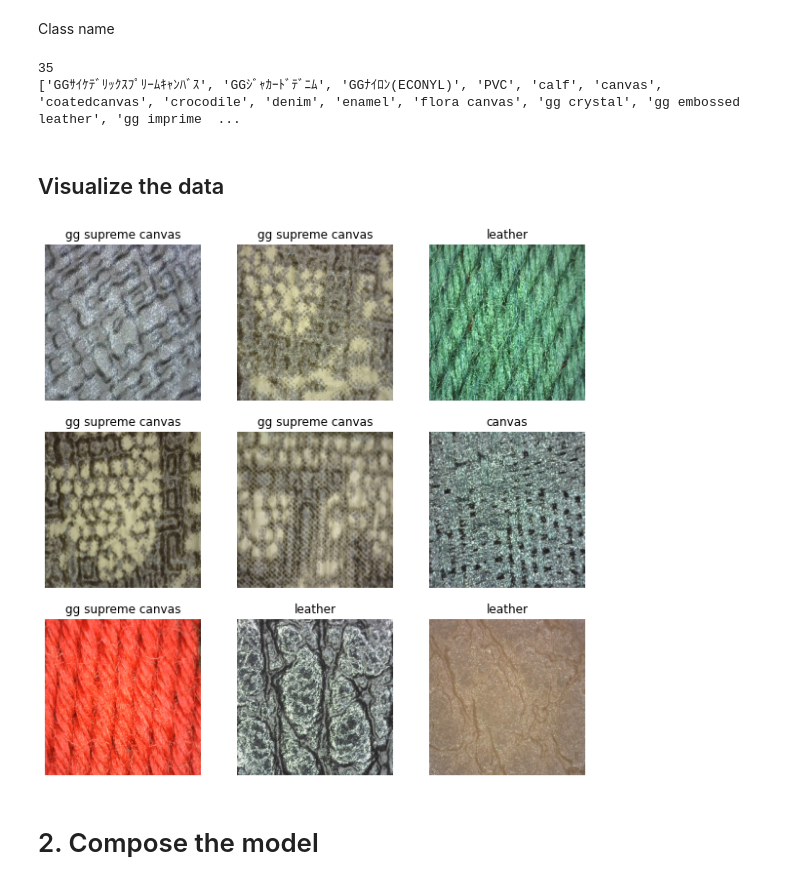
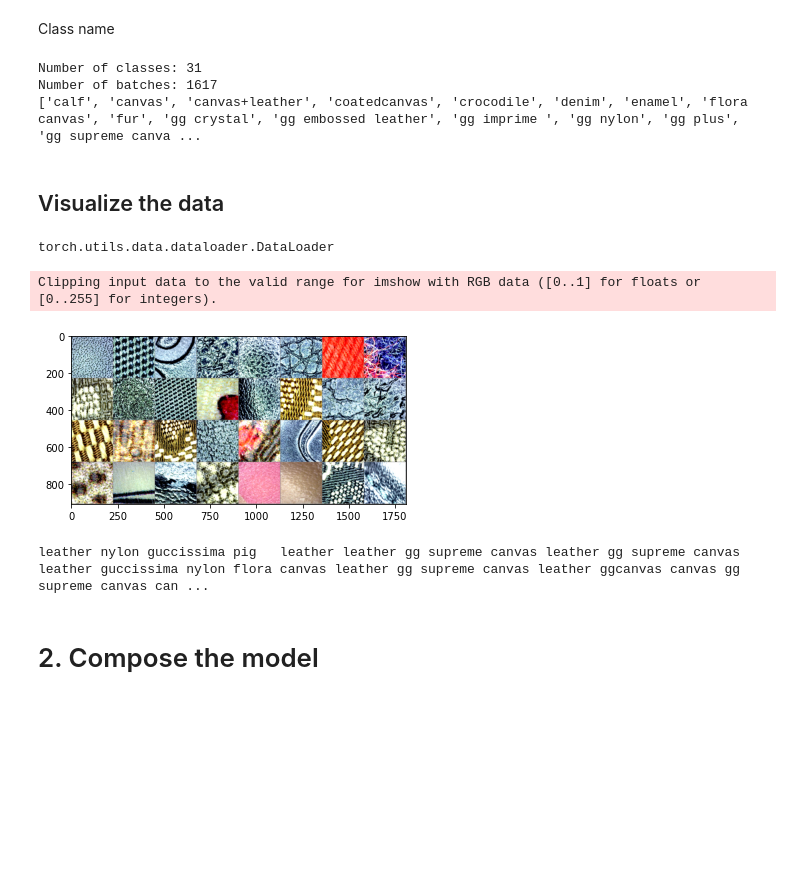
Before and after one commit to trieuneural/Neural2-2.2, a Jupyter notebook: Mat Classifier.ipynb, the cells around one changed output. Cells and saved outputs as stored; diff of their text form; code cells hidden in the pictures; blank space fills up the shorter version.

```diff
--- a/Mat Classifier.ipynb
+++ b/Mat Classifier.ipynb
@@ -60,7 +59,7 @@ label_path = "./mat/MatLB3"
 params_path = "./model/model_params"
 # %%
 # Define parameter
-batch_size = 8
+batch_size = 32
 num_workers = 2
 # %%
 experiment = "mat"
@@ -83,8 +80,9 @@ print(f"Number of classes: {num_class}")
 print(f"Number of batches: {num_batches}")
 print(class_names)
 # %% [output]
-35
-['GGｻｲｹﾃﾞﾘｯｸｽﾌﾟﾘｰﾑｷｬﾝﾊﾞｽ', 'GGｼﾞｬｶｰﾄﾞﾃﾞﾆﾑ', 'GGﾅｲﾛﾝ(ECONYL)', 'PVC', 'calf', 'canvas', 'coatedcanvas', 'crocodile', 'denim', 'enamel', 'flora canvas', 'gg crystal', 'gg embossed leather', 'gg imprime  ...
+Number of classes: 31
+Number of batches: 1617
+['calf', 'canvas', 'canvas+leather', 'coatedcanvas', 'crocodile', 'denim', 'enamel', 'flora canvas', 'fur', 'gg crystal', 'gg embossed leather', 'gg imprime ', 'gg nylon', 'gg plus', 'gg supreme canva ...
 # %%
 # Pickle class_name
 f = open(label_path, "wb")
@@ -92,16 +90,30 @@ f.write(pickle.dumps(class_names))
 f.close()
 # %% [markdown]
 ## Visualize the data
-# %%
-plt.figure(figsize=(10, 10))
-for images, labels in train_loader.take(1):
-  for i in range(9):
-    ax = plt.subplot(3, 3, i + 1)
-    plt.imshow(images[i].numpy().astype("uint8"))
-    plt.title(class_names[labels[i]])
-    plt.axis("off")
-# %% [output]
-[figure, removed]
+# %%
+type(train_loader)
+# %% [output]
+torch.utils.data.dataloader.DataLoader
+# %%
+# functions to show an image
+def imshow(img):
+    img = img / 2 + 0.5     # unnormalize
+    npimg = img.numpy()
+    plt.imshow(np.transpose(npimg, (1, 2, 0)))
+    plt.show()
+
+
+# get some random training images
+images, labels = iter(train_loader).next()
+
+# show images
+imshow(torchvision.utils.make_grid(images))
+# print labels
+print(' '.join(f'{class_names[labels[j]]:5s}' for j in range(batch_size)))
+# %% [output]
+Clipping input data to the valid range for imshow with RGB data ([0..1] for floats or [0..255] for integers).
+[figure, added]
+leather nylon guccissima pig   leather leather gg supreme canvas leather gg supreme canvas leather guccissima nylon flora canvas leather gg supreme canvas leather ggcanvas canvas gg supreme canvas can ...
 # %% [markdown]
 # 2. Compose the model
 # %% [markdown]
```
Also changed, not shown: parts of 13 cells of this notebook, 1 other file.
